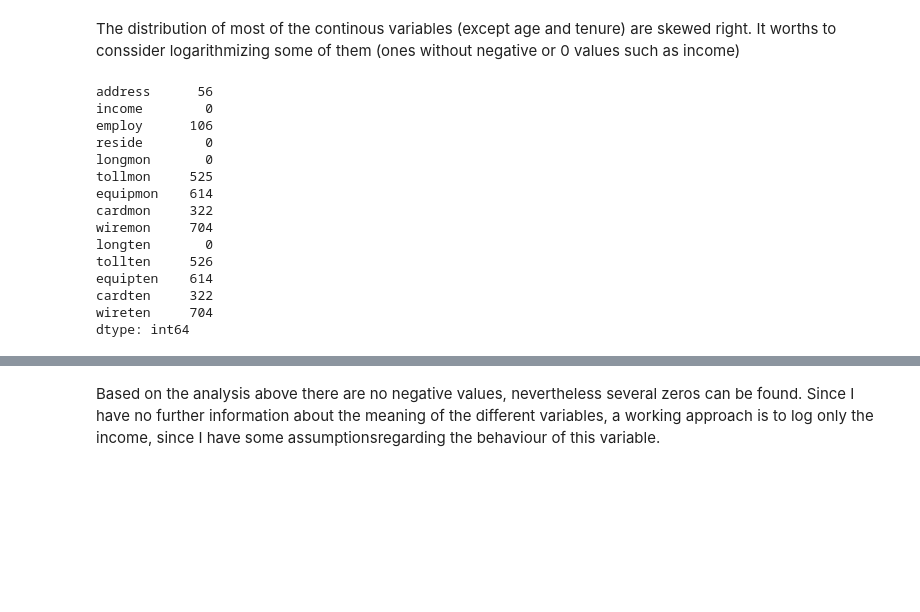
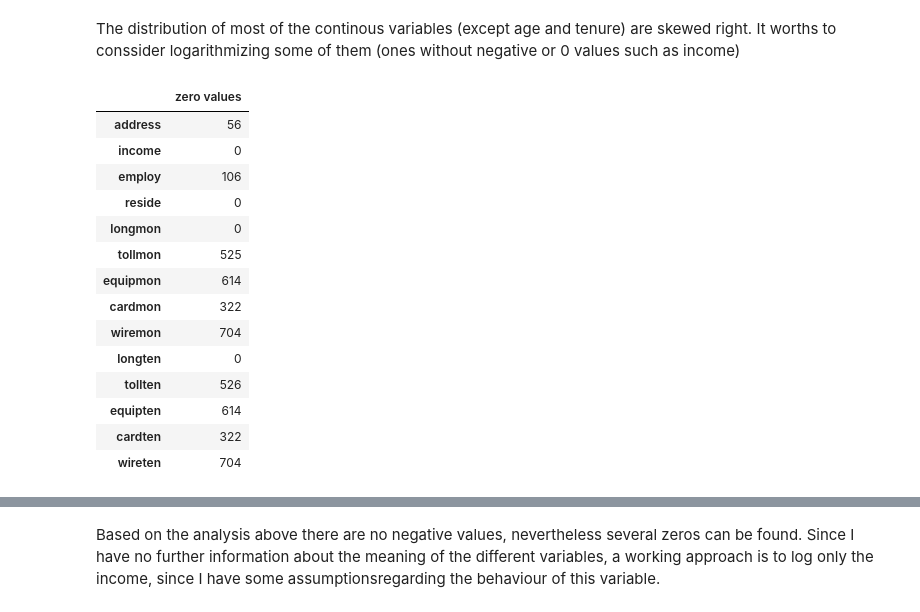
Before and after one commit to hollosy/telco_churn, a Jupyter notebook: Churn prediction.ipynb, the cells around one changed output, grey strips where cells are left out. Cells and saved outputs as stored; diff of their text form; code cells hidden in the pictures; blank space fills up the shorter version.

```diff
--- a/Churn prediction.ipynb
+++ b/Churn prediction.ipynb
@@ -97,23 +104,27 @@ for i, ax in enumerate(axes.ravel()):
 # %% [markdown]
 The distribution of most of the continous variables (except age and tenure) are skewed right. It worths to conssider logarithmizing some of them (ones without negative or 0 values such as income)
 # %%
+# list of variables with a skewed distribution
 to_log = ['address', 'income', 'employ', 'reside', 'longmon', 'tollmon', 'equipmon', 'cardmon', 'wiremon',
          'longten', 'tollten', 'equipten', 'cardten', 'wireten']
-(data[to_log] == 0).sum(axis=0)
+# count observations with value 0
+zero = ((data[to_log] == 0).sum(axis=0)).to_frame()
+zero.columns = ['zero values']
+zero
 # %% [output]
-address      56
-income        0
-employ      106
-reside        0
-longmon       0
-tollmon     525
-equipmon    614
-cardmon     322
-wiremon     704
-longten       0
-tollten     526
-equipten    614
-cardten     322
-wireten     704
-dtype: int64
+|  | zero values |
+| address | 56 |
+| income | 0 |
+| employ | 106 |
+| reside | 0 |
+| longmon | 0 |
+| tollmon | 525 |
+| equipmon | 614 |
+| cardmon | 322 |
+| wiremon | 704 |
+| longten | 0 |
+| tollten | 526 |
+| equipten | 614 |
+| cardten | 322 |
+| wireten | 704 |
 # %%
```
Also changed, not shown: parts of 23 cells of this notebook.
